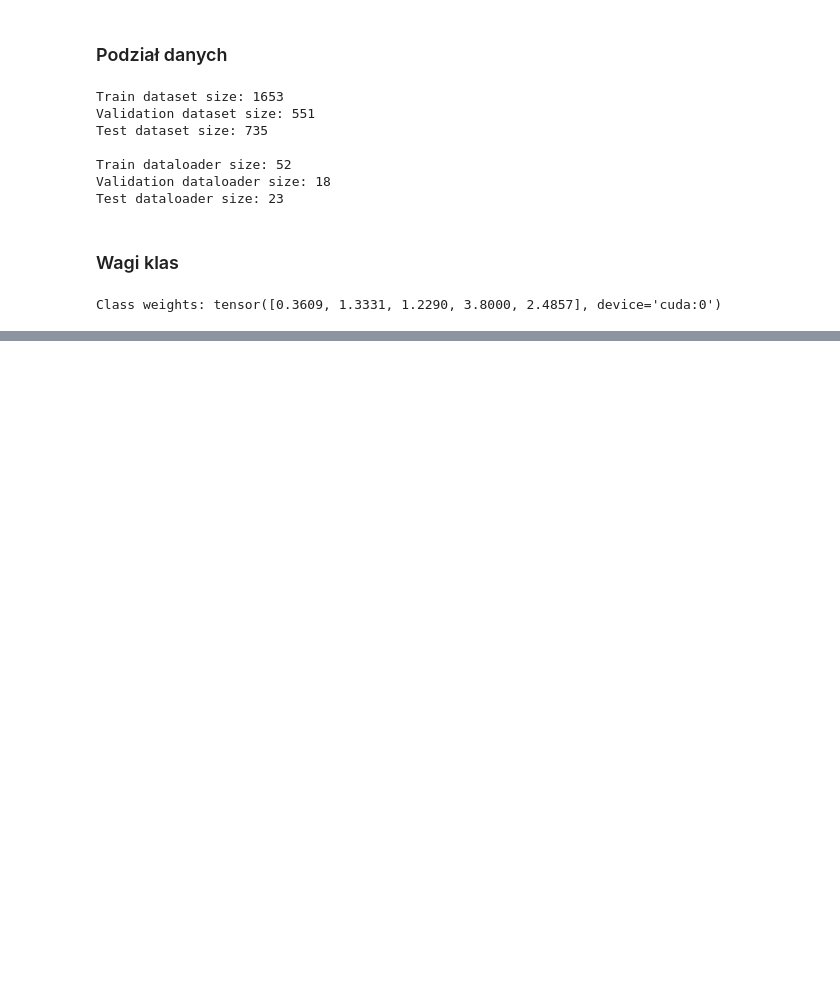
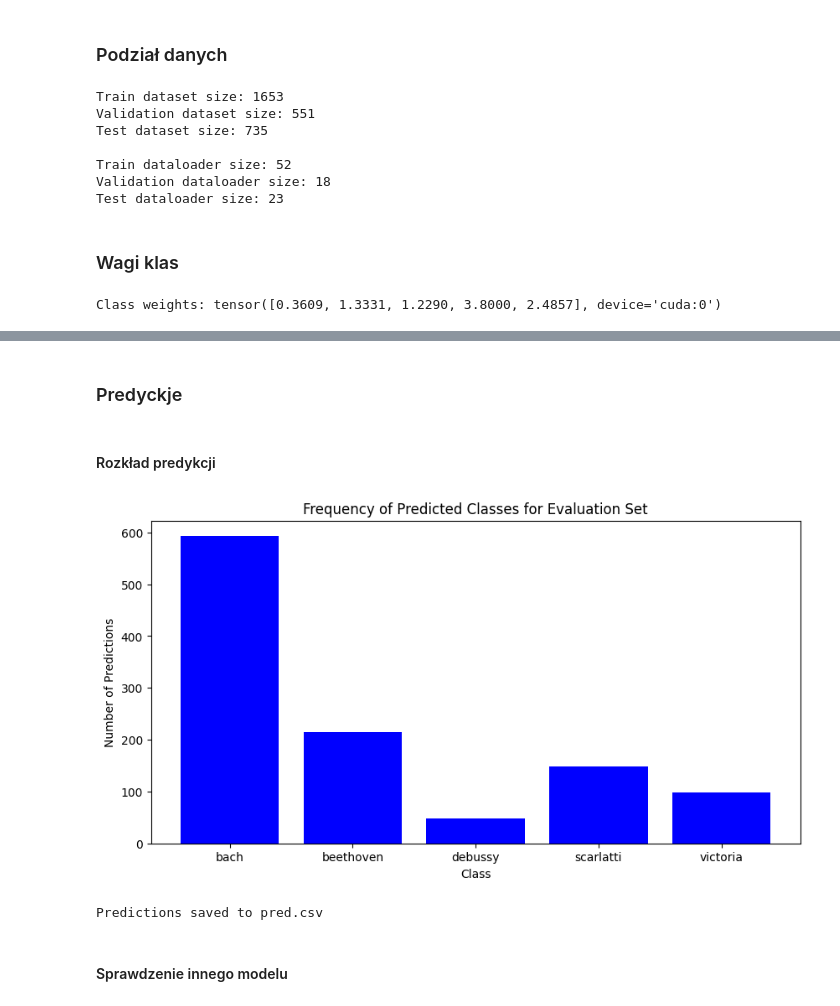
Before and after one commit to psiku/PW--SSNE, a Jupyter notebook: miniprojekt_4-sieci_rekurencyjne/experiments.ipynb, the cells around one changed output, grey strips where cells are left out. Drawn from its saved outputs; the diff is of its cells as text; code cells hidden in the pictures; blank space fills up the shorter version.

```diff
--- a/miniprojekt_4-sieci_rekurencyjne/experiments.ipynb
+++ b/miniprojekt_4-sieci_rekurencyjne/experiments.ipynb
@@ -200,0 +205,4 @@ Mean Accuracy: 0.5899
+# %%
+model = GRUClassifier(num_acords=NUM_ACCORDS, embedding_dim=EMBEDDING_DIM, hidden_size=HIDDEN_SIZE, output_size=OUTPUT_SIZE, num_layers=NUM_LAYERS, dropout=DROPOUT, bidirectional=BIDIRECTIONAL).to(device)
+criterion = nn.CrossEntropyLoss(weight=class_weights_tensor)
+optimizer = torch.optim.Adam(model.parameters(), lr=0.001)
@@ -200,0 +225,2 @@ Mean Accuracy: 0.5899
+# %%
+acc, mean_acc = evaluate_model(model=model, test_dataloader=test_dataloader, device=device)
@@ -200,0 +350,48 @@ Mean Accuracy: 0.5899
+# %% [markdown]
+### Predyckje
+# %%
+evaluate_set = load_data(TEST_PATH)
+
+evaluate_dataset = MusicDataset(evaluate_set, BOUNDRY, PAD_VALUE, if_embedding=True, has_label=False)
+evaluate_dataloader = create_dataloader(evaluate_dataset, batch_size=32)
+# %%
+NUM_ACCORDS = 194
+OUTPUT_SIZE = 5
+
+best_model = GRUClassifier(
+    num_acords=NUM_ACCORDS,
+    embedding_dim=64,
+    hidden_size=64,
+    output_size=OUTPUT_SIZE,
+    num_layers=3,
+    dropout=0.1,
+    bidirectional=False
+).to(device)
+
+best_model.load_state_dict(torch.load("best_model.pth"))
+
+predictions = predict(best_model, evaluate_dataloader, device)
+# %% [markdown]
+#### Rozkład predykcji
+# %%
+prediction_counts = Counter(predictions)
+
+MAP = {0: 'bach', 1: 'beethoven', 2: 'debussy', 3: 'scarlatti', 4: 'victoria'}
+
+class_indices = [MAP[i] for i in range(len(prediction_counts))]
+counts = [prediction_counts[i] for i in range(len(prediction_counts))]
+
+plt.figure(figsize=(10, 5))
+plt.bar(class_indices, counts, color='blue')
+plt.xlabel('Class')
+plt.ylabel('Number of Predictions')
+plt.title('Frequency of Predicted Classes for Evaluation Set')
+plt.show()
+# %% [output]
+[figure, added]
+# %%
+save_predictions(predictions, "pred.csv")
+# %% [output]
+Predictions saved to pred.csv
+# %% [markdown]
+#### Sprawdzenie innego modelu
```
Also changed, not shown: parts of 32 cells of this notebook, 7 other files.
